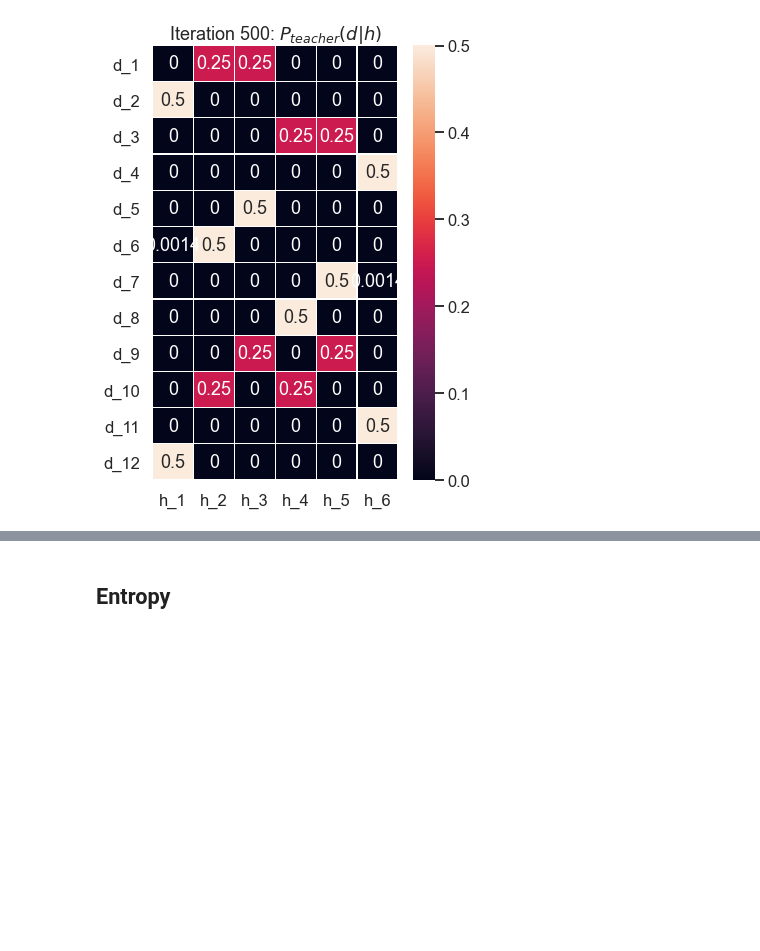
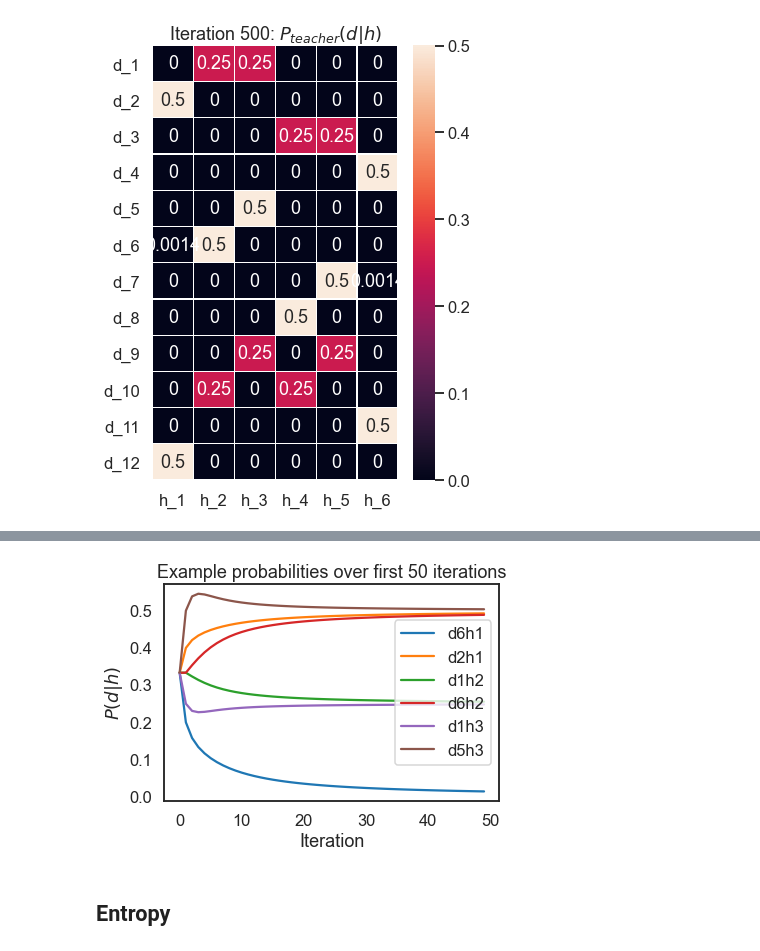
Before and after one commit to nataliavelez/teaching_models, a Jupyter notebook: line_game_model.ipynb, the cells around one changed output, grey strips where cells are left out. Saved outputs shown, nothing was run; the diff lists cells and outputs as text; code cells hidden in the pictures; blank space fills up the shorter version.

Commit message:
added a plot

```diff
--- a/line_game_model.ipynb
+++ b/line_game_model.ipynb
@@ -202,0 +203,21 @@ plt.show()
+# %%
+probs_dict = {
+    'd6h1': [df_0.loc['d_6', 'h_1']],
+    'd2h1': [df_0.loc['d_2', 'h_1']],
+    'd1h2': [df_0.loc['d_1', 'h_2']],
+    'd6h2': [df_0.loc['d_6', 'h_2']],
+    'd1h3': [df_0.loc['d_1', 'h_3']],
+    'd5h3': [df_0.loc['d_5', 'h_3']]
+             }
+
+for n in range(1,250):
+    df = find_teacher_probabilities(n, df_0)
+    probs_dict['d6h1'].append(df.loc['d_6', 'h_1'])
+    probs_dict['d2h1'].append(df.loc['d_2', 'h_1'])
+    probs_dict['d1h2'].append(df.loc['d_1', 'h_2'])
+    probs_dict['d6h2'].append(df.loc['d_6', 'h_2'])
+    probs_dict['d1h3'].append(df.loc['d_1', 'h_3'])
+    probs_dict['d5h3'].append(df.loc['d_5', 'h_3'])
+# %%
+df_probs = pd.DataFrame(probs_dict)
+df_probs
@@ -203,3 +238,9 @@ plt.show()
+# %%
+df_probs.iloc[:50, :].plot(xlabel='Iteration', ylabel='$P(d|h)$')
+plt.title('Example probabilities over first 50 iterations')
+plt.show()
+# %% [output]
+[figure, added]
 # %% [markdown]
 ## Entropy
 # %% [markdown]
```
Also changed, not shown: parts of 8 cells of this notebook.
